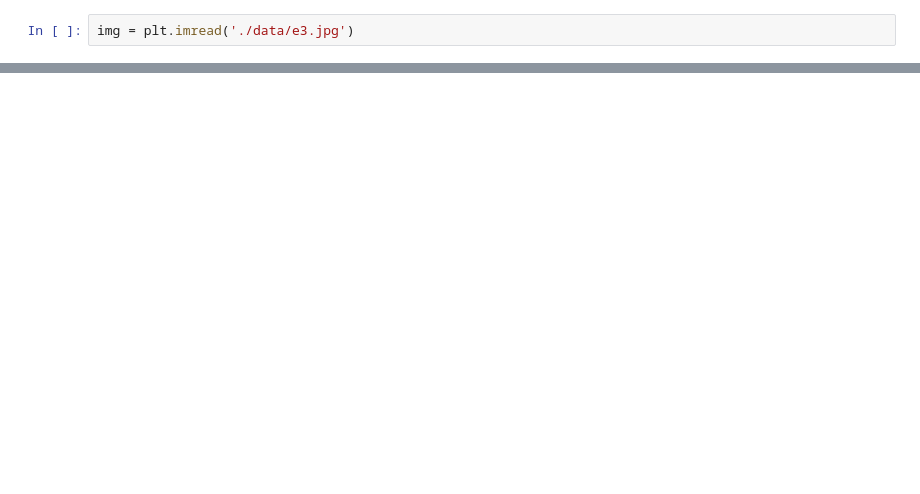
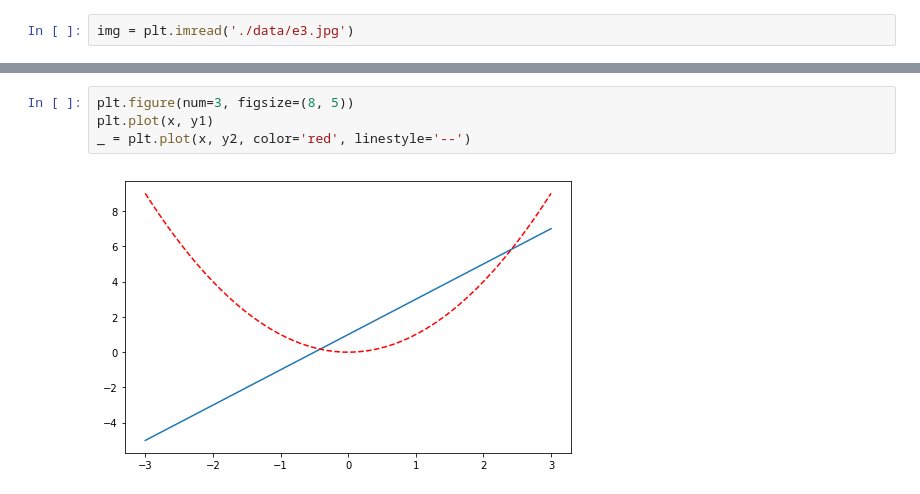
Before and after one commit to itisianlee/self-tools, a Jupyter notebook: matplotlib-subplot-image-show.ipynb, the cells around one changed output, grey strips where cells are left out. Cells and saved outputs as stored; diff of their text form; blank space fills up the shorter version.

```diff
--- a/matplotlib-subplot-image-show.ipynb
+++ b/matplotlib-subplot-image-show.ipynb
@@ -31,0 +57,6 @@ plt.show()
+# %%
+plt.figure(num=3, figsize=(8, 5))
+plt.plot(x, y1)
+_ = plt.plot(x, y2, color='red', linestyle='--')
+# %% [output]
+[figure, added]
```
Also changed, not shown: parts of 21 cells of this notebook.
